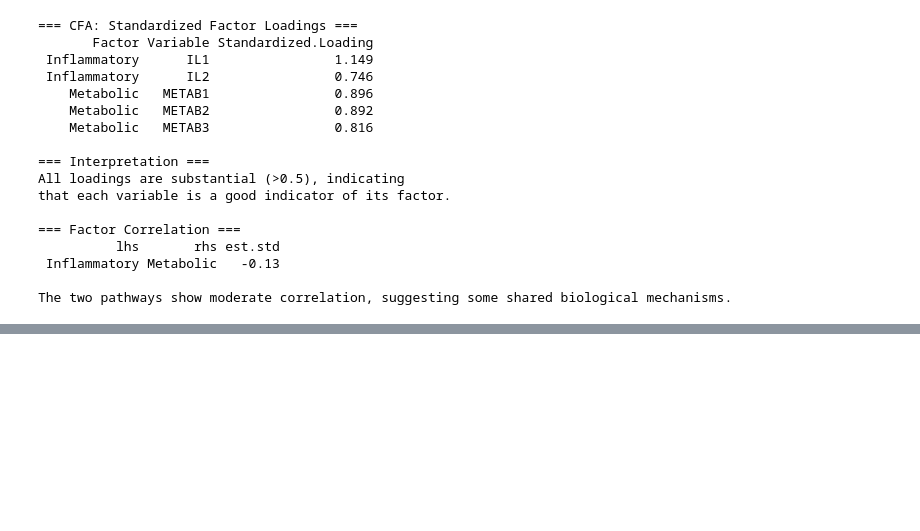
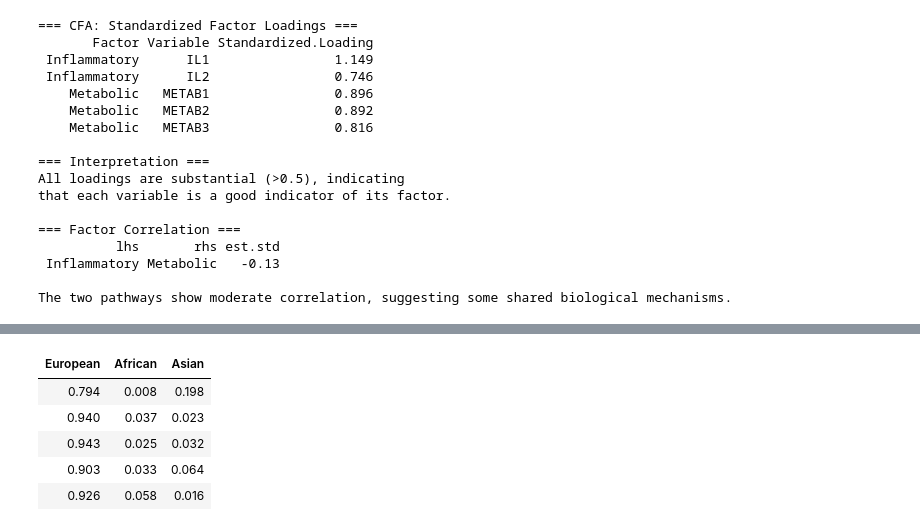
Before and after one commit to RuiDongDR/statgen-prerequisites, a Jupyter notebook: factor_analysis.ipynb, the cells around one changed output, grey strips where cells are left out. Drawn from its saved outputs; the diff is of its cells as text; code cells hidden in the pictures; blank space fills up the shorter version.

```diff
--- a/factor_analysis.ipynb
+++ b/factor_analysis.ipynb
@@ -505,0 +545,82 @@ The two pathways show moderate correlation, suggesting some shared biological me
+# %%
+rm(list=ls())
+# Load additional libraries for admixture example
+library(RColorBrewer)
+library(psych)
+
+set.seed(51)
+
+# ============================================================
+# Define ancestral population allele frequencies
+# ============================================================
+
+n_snps <- 50        # Number of SNPs
+n_individuals <- 100 # Number of admixed individuals
+K <- 3               # Number of ancestral populations
+
+cat("Simulating genotype data for admixture analysis\n")
+cat("============================================\n")
+cat("Number of SNPs:", n_snps, "\n")
+cat("Number of individuals:", n_individuals, "\n")
+cat("Number of ancestral populations:", K, "\n\n")
+
+# Ancestral allele frequencies for each population
+ancestral_freq <- matrix(0, nrow = n_snps, ncol = K)
+
+# Population 1 (European-like): moderate frequencies
+ancestral_freq[, 1] <- rbeta(n_snps, 2, 2)
+
+# Population 2 (African-like): some SNPs differentiated from Pop 1
+ancestral_freq[, 2] <- rbeta(n_snps, 2, 2)
+high_diff_idx1 <- sample(1:n_snps, 0.3*n_snps)
+ancestral_freq[high_diff_idx1, 2] <- ancestral_freq[high_diff_idx1, 2] * 0.3 + 0.6
+
+# Population 3 (Asian-like): differentiated from both Pop 1 and 2
+ancestral_freq[, 3] <- rbeta(n_snps, 2, 2)
+high_diff_idx2 <- sample(setdiff(1:n_snps, high_diff_idx1), 0.3*n_snps)
+ancestral_freq[high_diff_idx2, 3] <- 1 - ancestral_freq[high_diff_idx2, 3] * 0.5
+
+# Ensure frequencies are in [0,1]
+ancestral_freq <- pmin(pmax(ancestral_freq, 0.05), 0.95)
+
+cat("Ancestral allele frequencies summary:\n")
+cat("Population 1 (European): mean =", round(mean(ancestral_freq[,1]), 3), "\n")
+cat("Population 2 (African):  mean =", round(mean(ancestral_freq[,2]), 3), "\n")
+cat("Population 3 (Asian):    mean =", round(mean(ancestral_freq[,3]), 3), "\n\n")
+
+# Generate individual ancestry proportions using Dirichlet distribution
+# Group 1: Mostly European (n=30)
+ancestry_group1 <- matrix(0, nrow = 30, ncol = K)
+for (i in 1:30) {
+  props <- rgamma(K, c(8, 1, 1))
+  ancestry_group1[i, ] <- props / sum(props)
+}
+
+# Group 2: Mostly African (n=30)
+ancestry_group2 <- matrix(0, nrow = 30, ncol = K)
+for (i in 1:30) {
+  props <- rgamma(K, c(1, 8, 1))
+  ancestry_group2[i, ] <- props / sum(props)
+}
+
+# Group 3: Mostly Asian (n=30)
+ancestry_group3 <- matrix(0, nrow = 30, ncol = K)
+for (i in 1:30) {
+  props <- rgamma(K, c(1, 1, 8))
+  ancestry_group3[i, ] <- props / sum(props)
+}
+
+# Group 4: Admixed (n=10)
+ancestry_group4 <- matrix(0, nrow = 10, ncol = K)
+for (i in 1:10) {
+  props <- rgamma(K, c(2, 2, 2))
+  ancestry_group4[i, ] <- props / sum(props)
+}
+
+# Combine all groups
+true_ancestry <- rbind(ancestry_group1, ancestry_group2, ancestry_group3, ancestry_group4)
+colnames(true_ancestry) <- c("European", "African", "Asian")
+
+cat("True ancestry proportions (first 5 individuals):\n")
+round(head(true_ancestry, 5), 3)
+# %% [output]
@@ -505,0 +640,6 @@ The two pathways show moderate correlation, suggesting some shared biological me
+| European | African | Asian |
+| 0.794 | 0.008 | 0.198 |
+| 0.940 | 0.037 | 0.023 |
+| 0.943 | 0.025 | 0.032 |
+| 0.903 | 0.033 | 0.064 |
+| 0.926 | 0.058 | 0.016 |
```
Also changed, not shown: parts of 27 cells of this notebook, 1 other file.
